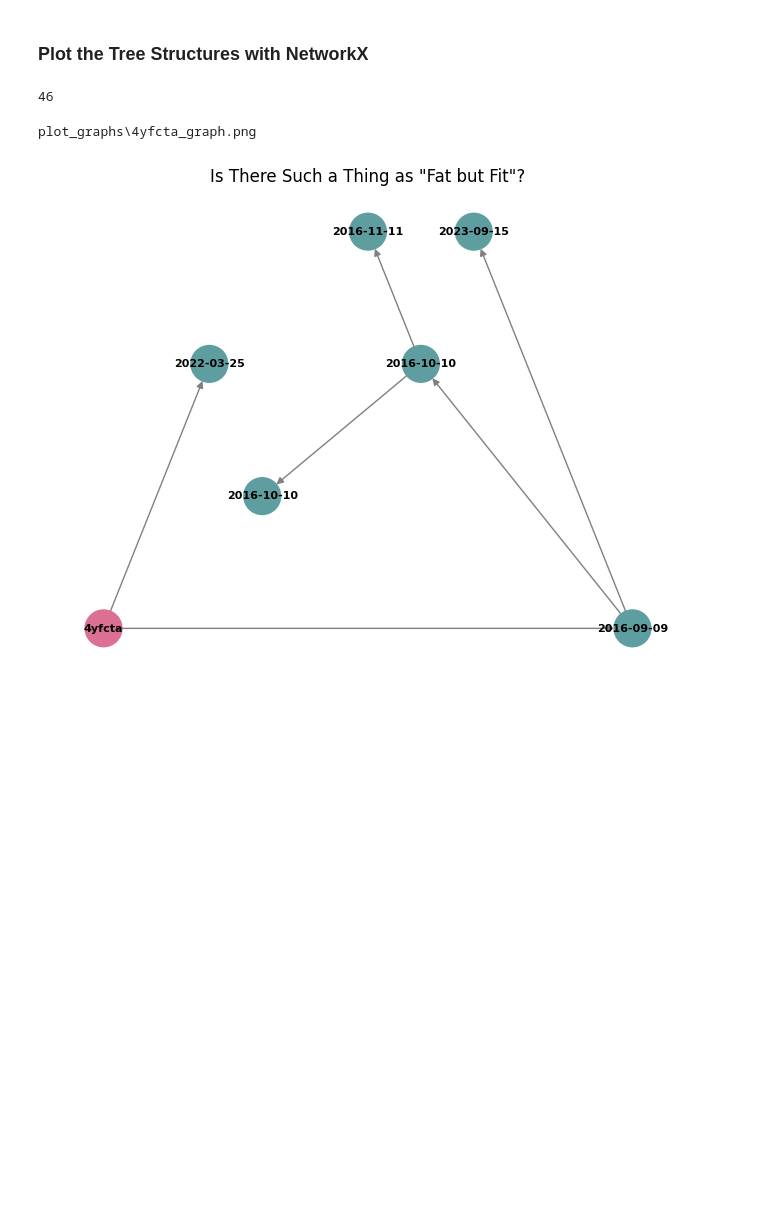
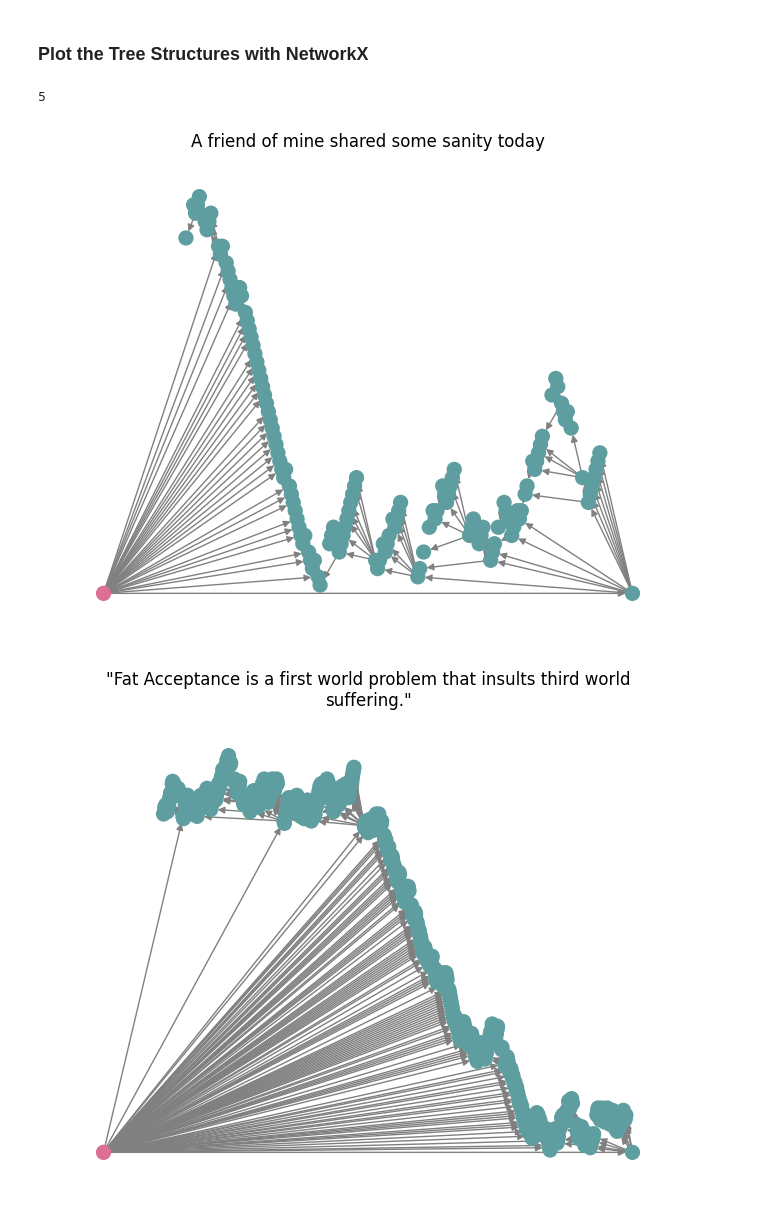
Before and after one commit to AxueWithoutU/si507_final_project, a Jupyter notebook: final_project_tester.ipynb, the cells around one changed output. Drawn from its saved outputs; the diff is of its cells as text; code cells hidden in the pictures; blank space fills up the shorter version.

Commit message:
New JSON data from r/fatlogic and new .py file

```diff
--- a/final_project_tester.ipynb
+++ b/final_project_tester.ipynb
@@ -114,7 +125,7 @@ reddit = praw.Reddit(
 # %% [markdown]
 ### Create Trees from JSON Data for Each Post
 # %%
-def buildCommentHierarchy(comments):
+def buildCommentTree(comments):
     tree = []
     di = {}
 
@@ -146,9 +157,13 @@ def buildCommentHierarchy(comments):
 with open("json_data/top_comment_data.json", "r") as file:
     data = json.load(file)
+# %%
+# Load JSON data from file (fatlogic)
+with open("json_data/fat_logic_comment_data.json", "r") as file:
+    data = json.load(file)
 # %%
 # replace the 'comments' part of the data with organized trees
 for post in data:
-    post['comments'] = buildCommentHierarchy(post['comments'])
+    post['comments'] = buildCommentTree(post['comments'])
 # %% [markdown]
 ### Plot the Tree Structures with NetworkX
 # %%
@@ -158,7 +173,7 @@ posts_with_comments = [post for post in data if 'comments' in post and post['com
 # get the number of posts with 1 or more comments
 len(posts_with_comments)
 # %% [output]
-46
+5
 # %%
 def convert_timestamp(timestamp):
     return datetime.utcfromtimestamp(timestamp).strftime('%Y-%m-%d')
@@ -203,27 +218,27 @@ def plotGraph(post_data):
     nx.draw(
         G,
         pos,
-        labels=node_labels,
-        with_labels=True,
+        # labels=node_labels,
+        # with_labels=True,
         font_size=8,
-        node_size=700,
+        node_size=100,
         font_color="black",
         node_color=node_colors,
         edge_color="gray",
         font_weight="bold",
     )
 
-    # Save the plot with the post title
+    # save the plot with the post title (optional, can change basis for saving)
     plt.title(splitTitle(post_data["title"]))
     folder_path = "plot_graphs"
     os.makedirs(folder_path, exist_ok=True)  # Create the folder if it doesn't exist
     file_path = os.path.join(folder_path, f"{post_data['submission_id']}_graph.png")
-    print(file_path)
+    # print(file_path)
     # plt.savefig(file_path)
     plt.show()
-    plt.show()
-# %%
-plotGraph(posts_with_comments[13])
-# %% [output]
-plot_graphs\4yfcta_graph.png
-[figure, removed]
+# %%
+for p in posts_with_comments:
+    plotGraph(p)
+# %% [output]
+[figure, added]
+[figure, added]
```
Also changed, not shown: parts of 7 cells of this notebook, 2 other files.
